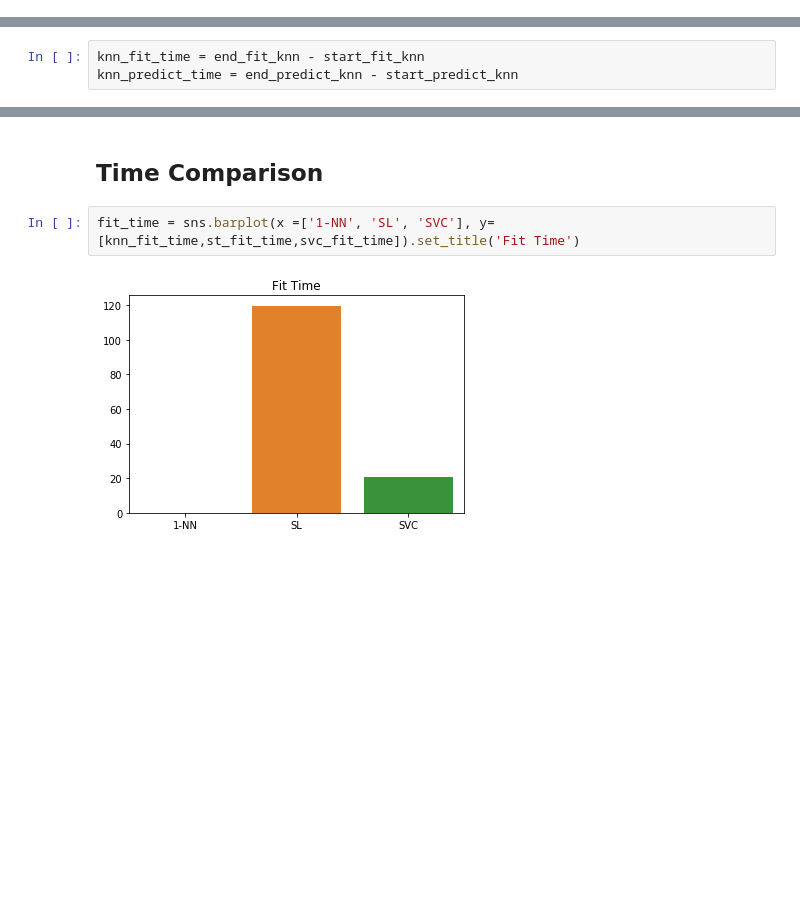
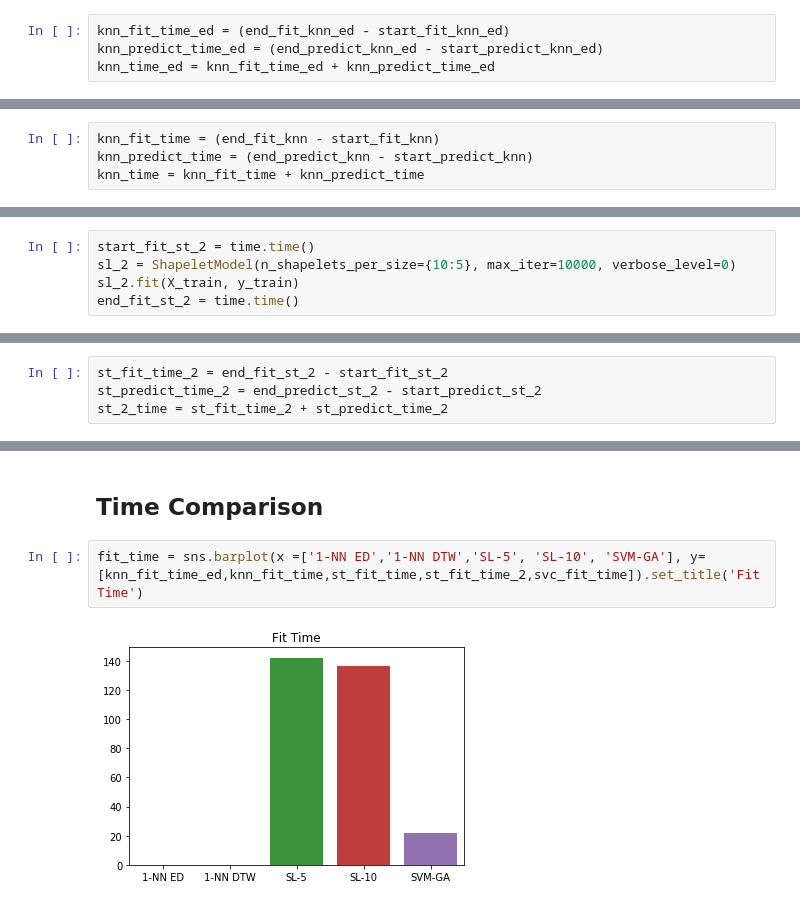
Before and after one commit to giadaconfo/time-series-classification, a Jupyter notebook: tsc_comparison.ipynb, the cells around one changed output, grey strips where cells are left out. Cells and saved outputs as stored; diff of their text form; blank space fills up the shorter version.

```diff
--- a/tsc_comparison.ipynb
+++ b/tsc_comparison.ipynb
@@ -118,0 +145,4 @@ X_test = TimeSeriesScalerMinMax().fit_transform(X_test)
+# %%
+knn_fit_time_ed = (end_fit_knn_ed - start_fit_knn_ed)
+knn_predict_time_ed = (end_predict_knn_ed - start_predict_knn_ed)
+knn_time_ed = knn_fit_time_ed + knn_predict_time_ed
@@ -142,6 +197,7 @@ array([1, 1, 1, 2, 1, 1, 2, 1, 1, 1, 1, 1, 1, 1, 2, 1, 1, 1, 1, 1, 2, 1,
        6, 6, 6, 6, 6, 6, 6, 6, 6, 4, 6, 6, 6, 6, 6, 6, 6, 6, 6, 6, 6, 6,
        6, 6, 6, 6, 6, 6, 6, 6, 6, 6, 6, 6, 4, 6])
 # %%
-knn_fit_time = end_fit_knn - start_fit_knn
-knn_predict_time = end_predict_knn - start_predict_knn
+knn_fit_time = (end_fit_knn - start_fit_knn)
+knn_predict_time = (end_predict_knn - start_predict_knn)
+knn_time = knn_fit_time + knn_predict_time
 # %%
@@ -239,0 +309,5 @@ ax = sns.heatmap(confusion_matrix(y_test,y_pred_st),  annot=True, cmap="Blues")
+# %%
+start_fit_st_2 = time.time()
+sl_2 = ShapeletModel(n_shapelets_per_size={10:5}, max_iter=10000, verbose_level=0)
+sl_2.fit(X_train, y_train)
+end_fit_st_2 = time.time()
@@ -239,0 +318,4 @@ ax = sns.heatmap(confusion_matrix(y_test,y_pred_st),  annot=True, cmap="Blues")
+# %%
+st_fit_time_2 = end_fit_st_2 - start_fit_st_2
+st_predict_time_2 = end_predict_st_2 - start_predict_st_2
+st_2_time = st_fit_time_2 + st_predict_time_2
@@ -376,7 +518,7 @@ sns.barplot(x =[1,2,3,4,5,6], y=svc_fscore)
 # %% [markdown]
 ## Time Comparison
 # %%
-fit_time = sns.barplot(x =['1-NN', 'SL', 'SVC'], y=[knn_fit_time,st_fit_time,svc_fit_time]).set_title('Fit Time')
+fit_time = sns.barplot(x =['1-NN ED','1-NN DTW','SL-5', 'SL-10', 'SVM-GA'], y=[knn_fit_time_ed,knn_fit_time,st_fit_time,st_fit_time_2,svc_fit_time]).set_title('Fit Time')
 # %% [output]
-[figure, old version]
+[figure, new version]
 # %%
```
Also changed, not shown: parts of 39 cells of this notebook.
